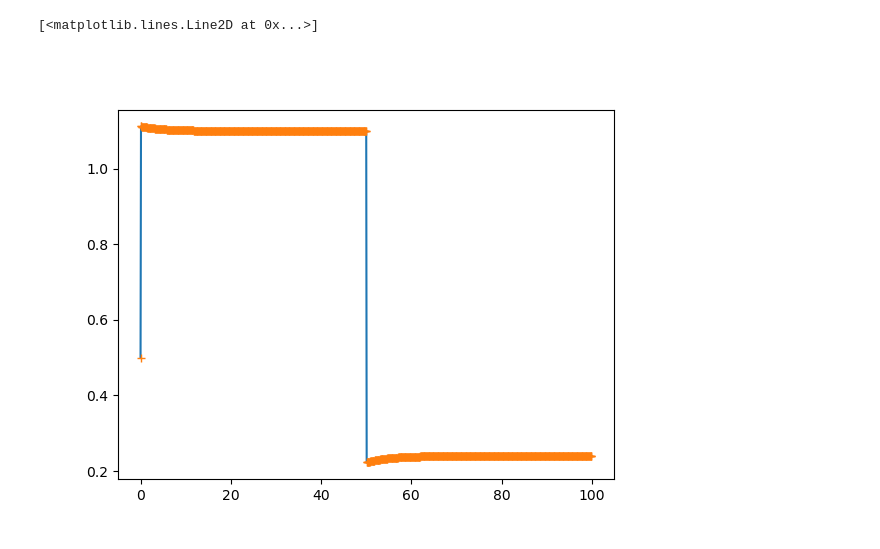
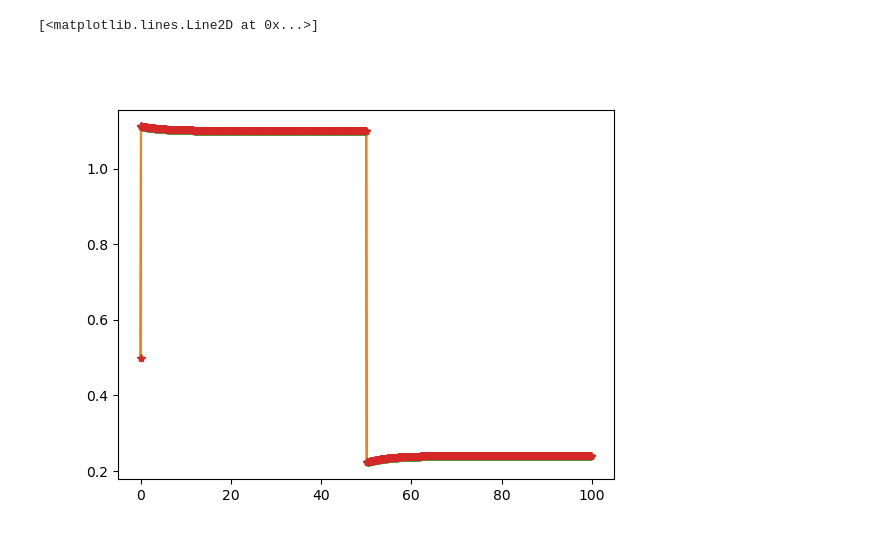
Before and after one commit to GeorgBrantegger/Kelag_DT_Slot_3, a Jupyter notebook: Regler/regler_test.ipynb, the cells around one changed output. Saved outputs shown, nothing was run; the diff lists cells and outputs as text; code cells hidden in the pictures.

```diff
--- a/Regler/regler_test.ipynb
+++ b/Regler/regler_test.ipynb
@@ -31,7 +31,7 @@ SP_0 = 1.1
 SP_1 = 0.24
 PV_0 = 0.5
 # %%
-n = 100
+n = 10
 Kp_max = 5.
 Ti_max = 5.
 d_Kp = Kp_max/n
@@ -136,33 +127,33 @@ PV_vec_itse = np.full_like(t_vec,PV_0)
 PV_vec_itae = np.full_like(t_vec,PV_0)
 
 c_ise = PI_controller_class(SP_0,Kp_ise,Ti_ise,timestep = 0.1)
 c_iae = PI_controller_class(SP_0,Kp_iae,Ti_iae,timestep = 0.1)
 c_itse = PI_controller_class(SP_0,Kp_itse,Ti_itse,timestep = 0.1)
 c_itae = PI_controller_class(SP_0,Kp_itae,Ti_itae,timestep = 0.1)
 
 
 for i in range(1,nt+1):
     c_ise.calculate_error(PV_vec_ise[i-1])
     c_iae.calculate_error(PV_vec_iae[i-1])
     c_itse.calculate_error(PV_vec_itse[i-1])
     c_itae.calculate_error(PV_vec_itae[i-1])
 
     if i == 500:
         c_ise.SP = SP_1
         c_iae.SP = SP_1
         c_itse.SP = SP_1
         c_itae.SP = SP_1
 
     PV_vec_ise[i] = PV_vec_ise[i-1]+c_ise.get_control_variable()
     PV_vec_iae[i] = PV_vec_iae[i-1]+c_iae.get_control_variable()
     PV_vec_itse[i] = PV_vec_itse[i-1]+c_itse.get_control_variable()
     PV_vec_itae[i] = PV_vec_itae[i-1]+c_itae.get_control_variable()
 
 fig5 = plt.figure()
 plt.plot(t_vec,PV_vec_ise,label='ise')
-# plt.plot(t_vec,PV_vec_iae,'.-',label='iae')
+plt.plot(t_vec,PV_vec_iae,'.-',label='iae')
 plt.plot(t_vec,PV_vec_itse,'+',label='itse')
-# plt.plot(t_vec,PV_vec_itae,'*',label='itae')
+plt.plot(t_vec,PV_vec_itae,'*',label='itae')
 # %% [output]
 [<matplotlib.lines.Line2D at 0x...>]
-[figure, old version]
+[figure, new version]
```
Also changed, not shown: parts of 2 cells of this notebook, 8 other files.
